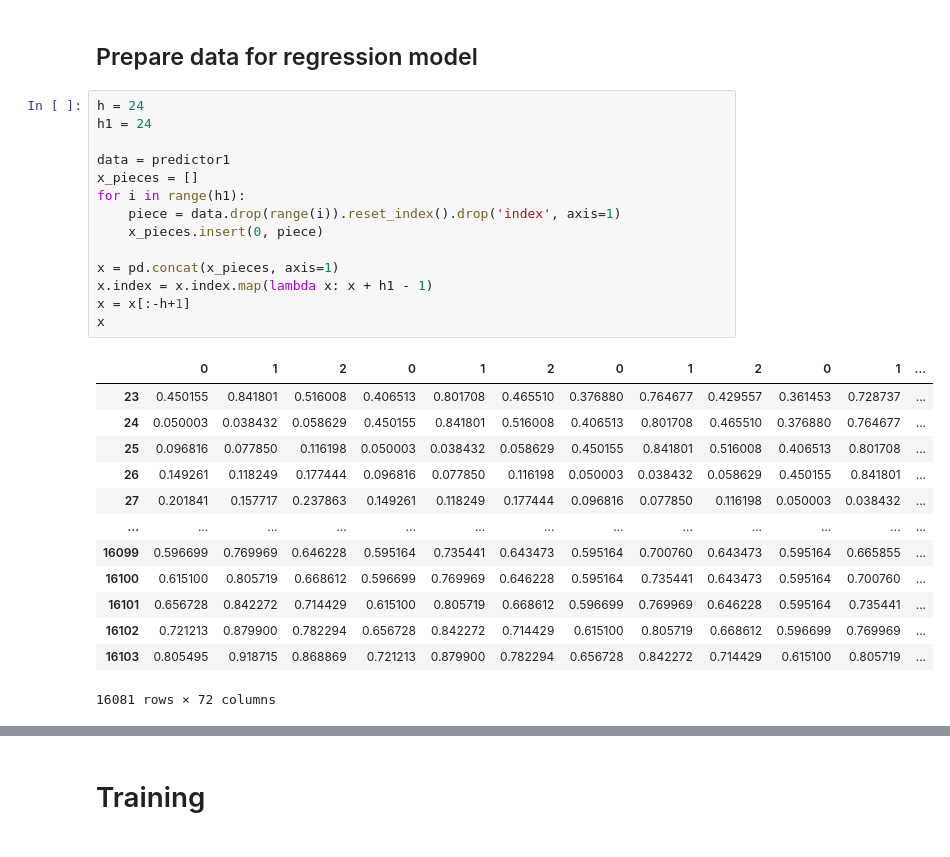
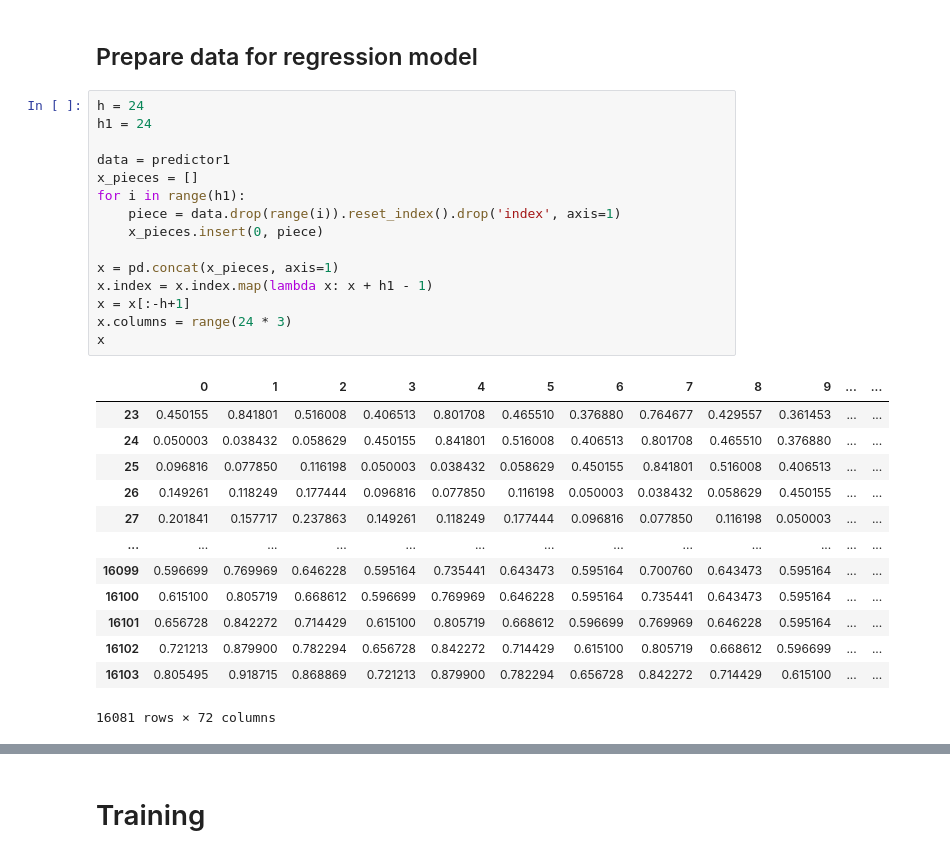
Before and after one commit to pavelzw/GEFCom14-S-comparison, a Jupyter notebook: gefcom14-s-nnqf.ipynb, the cells around one changed output, grey strips where cells are left out. Drawn from its saved outputs; the diff is of its cells as text.

```diff
--- a/gefcom14-s-nnqf.ipynb
+++ b/gefcom14-s-nnqf.ipynb
@@ -206,28 +206,29 @@ predictor1
 # %%
 h = 24
 h1 = 24
 
 data = predictor1
 x_pieces = []
 for i in range(h1):
     piece = data.drop(range(i)).reset_index().drop('index', axis=1)
     x_pieces.insert(0, piece)
 
 x = pd.concat(x_pieces, axis=1)
 x.index = x.index.map(lambda x: x + h1 - 1)
 x = x[:-h+1]
+x.columns = range(24 * 3)
 x
 # %% [output]
-|  | 0 | 1 | 2 | 0 | 1 | 2 | 0 | 1 | 2 | 0 | 1 | ... |
-| 23 | 0.450155 | 0.841801 | 0.516008 | 0.406513 | 0.801708 | 0.465510 | 0.376880 | 0.764677 | 0.429557 | 0.361453 | 0.728737 | ... |
-| 24 | 0.050003 | 0.038432 | 0.058629 | 0.450155 | 0.841801 | 0.516008 | 0.406513 | 0.801708 | 0.465510 | 0.376880 | 0.764677 | ... |
-| 25 | 0.096816 | 0.077850 | 0.116198 | 0.050003 | 0.038432 | 0.058629 | 0.450155 | 0.841801 | 0.516008 | 0.406513 | 0.801708 | ... |
-| 26 | 0.149261 | 0.118249 | 0.177444 | 0.096816 | 0.077850 | 0.116198 | 0.050003 | 0.038432 | 0.058629 | 0.450155 | 0.841801 | ... |
-| 27 | 0.201841 | 0.157717 | 0.237863 | 0.149261 | 0.118249 | 0.177444 | 0.096816 | 0.077850 | 0.116198 | 0.050003 | 0.038432 | ... |
+|  | 0 | 1 | 2 | 3 | 4 | 5 | 6 | 7 | 8 | 9 | ... | ... |
+| 23 | 0.450155 | 0.841801 | 0.516008 | 0.406513 | 0.801708 | 0.465510 | 0.376880 | 0.764677 | 0.429557 | 0.361453 | ... | ... |
+| 24 | 0.050003 | 0.038432 | 0.058629 | 0.450155 | 0.841801 | 0.516008 | 0.406513 | 0.801708 | 0.465510 | 0.376880 | ... | ... |
+| 25 | 0.096816 | 0.077850 | 0.116198 | 0.050003 | 0.038432 | 0.058629 | 0.450155 | 0.841801 | 0.516008 | 0.406513 | ... | ... |
+| 26 | 0.149261 | 0.118249 | 0.177444 | 0.096816 | 0.077850 | 0.116198 | 0.050003 | 0.038432 | 0.058629 | 0.450155 | ... | ... |
+| 27 | 0.201841 | 0.157717 | 0.237863 | 0.149261 | 0.118249 | 0.177444 | 0.096816 | 0.077850 | 0.116198 | 0.050003 | ... | ... |
 | ... | ... | ... | ... | ... | ... | ... | ... | ... | ... | ... | ... | ... |
-| 16099 | 0.596699 | 0.769969 | 0.646228 | 0.595164 | 0.735441 | 0.643473 | 0.595164 | 0.700760 | 0.643473 | 0.595164 | 0.665855 | ... |
-| 16100 | 0.615100 | 0.805719 | 0.668612 | 0.596699 | 0.769969 | 0.646228 | 0.595164 | 0.735441 | 0.643473 | 0.595164 | 0.700760 | ... |
-| 16101 | 0.656728 | 0.842272 | 0.714429 | 0.615100 | 0.805719 | 0.668612 | 0.596699 | 0.769969 | 0.646228 | 0.595164 | 0.735441 | ... |
-| 16102 | 0.721213 | 0.879900 | 0.782294 | 0.656728 | 0.842272 | 0.714429 | 0.615100 | 0.805719 | 0.668612 | 0.596699 | 0.769969 | ... |
-| 16103 | 0.805495 | 0.918715 | 0.868869 | 0.721213 | 0.879900 | 0.782294 | 0.656728 | 0.842272 | 0.714429 | 0.615100 | 0.805719 | ... |
+| 16099 | 0.596699 | 0.769969 | 0.646228 | 0.595164 | 0.735441 | 0.643473 | 0.595164 | 0.700760 | 0.643473 | 0.595164 | ... | ... |
+| 16100 | 0.615100 | 0.805719 | 0.668612 | 0.596699 | 0.769969 | 0.646228 | 0.595164 | 0.735441 | 0.643473 | 0.595164 | ... | ... |
+| 16101 | 0.656728 | 0.842272 | 0.714429 | 0.615100 | 0.805719 | 0.668612 | 0.596699 | 0.769969 | 0.646228 | 0.595164 | ... | ... |
+| 16102 | 0.721213 | 0.879900 | 0.782294 | 0.656728 | 0.842272 | 0.714429 | 0.615100 | 0.805719 | 0.668612 | 0.596699 | ... | ... |
+| 16103 | 0.805495 | 0.918715 | 0.868869 | 0.721213 | 0.879900 | 0.782294 | 0.656728 | 0.842272 | 0.714429 | 0.615100 | ... | ... |
 16081 rows × 72 columns
```
Also changed, not shown: parts of 9 cells of this notebook.
